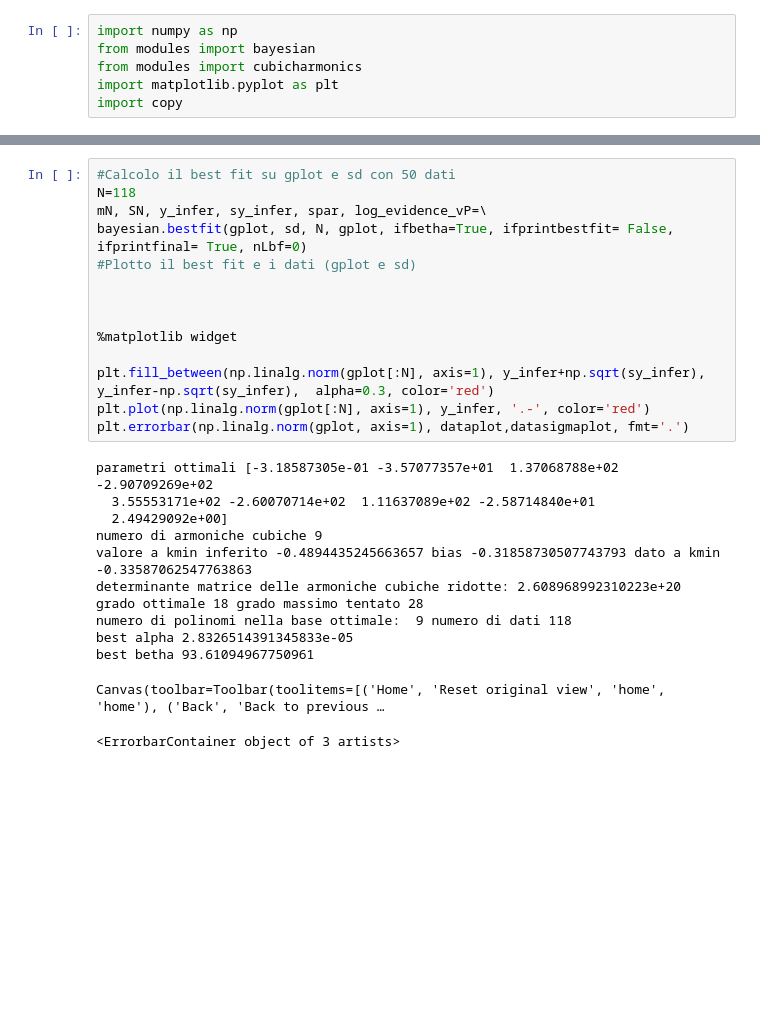
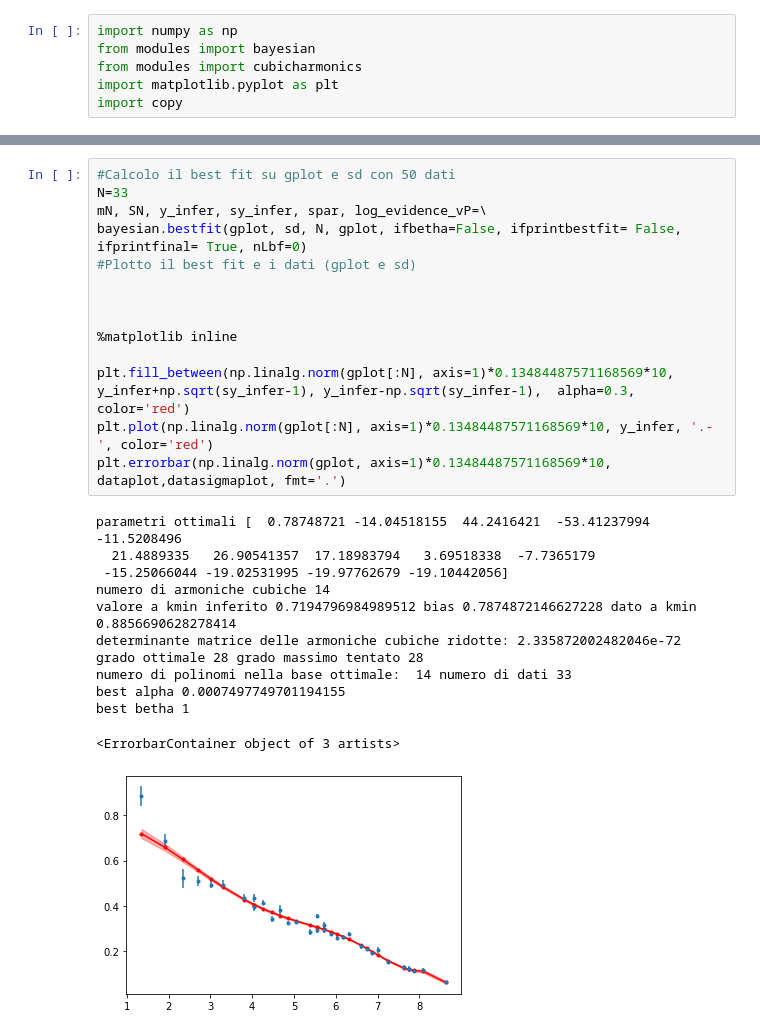
Before and after one commit to enrdrigo/transportwithdensities, a Jupyter notebook: bayescubicdk.ipynb, the cells around one changed output, grey strips where cells are left out. Saved outputs shown, nothing was run; the diff lists cells and outputs as text; blank space fills up the shorter version.

```diff
--- a/bayescubicdk.ipynb
+++ b/bayescubicdk.ipynb
@@ -53,29 +53,29 @@ Canvas(toolbar=Toolbar(toolitems=[('Home', 'Reset original view', 'home', 'home'
 # %%
 #Calcolo il best fit su gplot e sd con 50 dati
-N=118
+N=33
 mN, SN, y_infer, sy_infer, spar, log_evidence_vP=\
-bayesian.bestfit(gplot, sd, N, gplot, ifbetha=True, ifprintbestfit= False, ifprintfinal= True, nLbf=0)
+bayesian.bestfit(gplot, sd, N, gplot, ifbetha=False, ifprintbestfit= False, ifprintfinal= True, nLbf=0)
 #Plotto il best fit e i dati (gplot e sd)
 
 
 
-%matplotlib widget
+%matplotlib inline
 
-plt.fill_between(np.linalg.norm(gplot[:N], axis=1), y_infer+np.sqrt(sy_infer), y_infer-np.sqrt(sy_infer),  alpha=0.3, color='red')
-plt.plot(np.linalg.norm(gplot[:N], axis=1), y_infer, '.-', color='red')
-plt.errorbar(np.linalg.norm(gplot, axis=1), dataplot,datasigmaplot, fmt='.')
+plt.fill_between(np.linalg.norm(gplot[:N], axis=1)*0.13484487571168569*10, y_infer+np.sqrt(sy_infer-1), y_infer-np.sqrt(sy_infer-1),  alpha=0.3, color='red')
+plt.plot(np.linalg.norm(gplot[:N], axis=1)*0.13484487571168569*10, y_infer, '.-', color='red')
+plt.errorbar(np.linalg.norm(gplot, axis=1)*0.13484487571168569*10, dataplot,datasigmaplot, fmt='.')
 # %% [output]
-parametri ottimali [-3.18587305e-01 -3.57077357e+01  1.37068788e+02 -2.90709269e+02
-  3.55553171e+02 -2.60070714e+02  1.11637089e+02 -2.58714840e+01
-  2.49429092e+00]
-numero di armoniche cubiche 9
-valore a kmin inferito -0.4894435245663657 bias -0.31858730507743793 dato a kmin -0.33587062547763863
-determinante matrice delle armoniche cubiche ridotte: 2.608968992310223e+20
-grado ottimale 18 grado massimo tentato 28
-numero di polinomi nella base ottimale:  9 numero di dati 118
-best alpha 2.8326514391345833e-05
-best betha 93.61094967750961
+parametri ottimali [  0.78748721 -14.04518155  44.2416421  -53.41237994 -11.5208496
+  21.4889335   26.90541357  17.18983794   3.69518338  -7.7365179
+ -15.25066044 -19.02531995 -19.97762679 -19.10442056]
+numero di armoniche cubiche 14
+valore a kmin inferito 0.7194796984989512 bias 0.7874872146627228 dato a kmin 0.8856690628278414
+determinante matrice delle armoniche cubiche ridotte: 2.335872002482046e-72
+grado ottimale 28 grado massimo tentato 28
+numero di polinomi nella base ottimale:  14 numero di dati 33
+best alpha 0.0007497749701194155
+best betha 1
-Canvas(toolbar=Toolbar(toolitems=[('Home', 'Reset original view', 'home', 'home'), ('Back', 'Back to previous …
+<ErrorbarContainer object of 3 artists>
-<ErrorbarContainer object of 3 artists>
+[figure, added]
 # %%
 #Plotto la funzione di evidence che ho massimizzato per il best fit nella cella precedente
```
Also changed, not shown: parts of 12 cells of this notebook, 6 other files.
